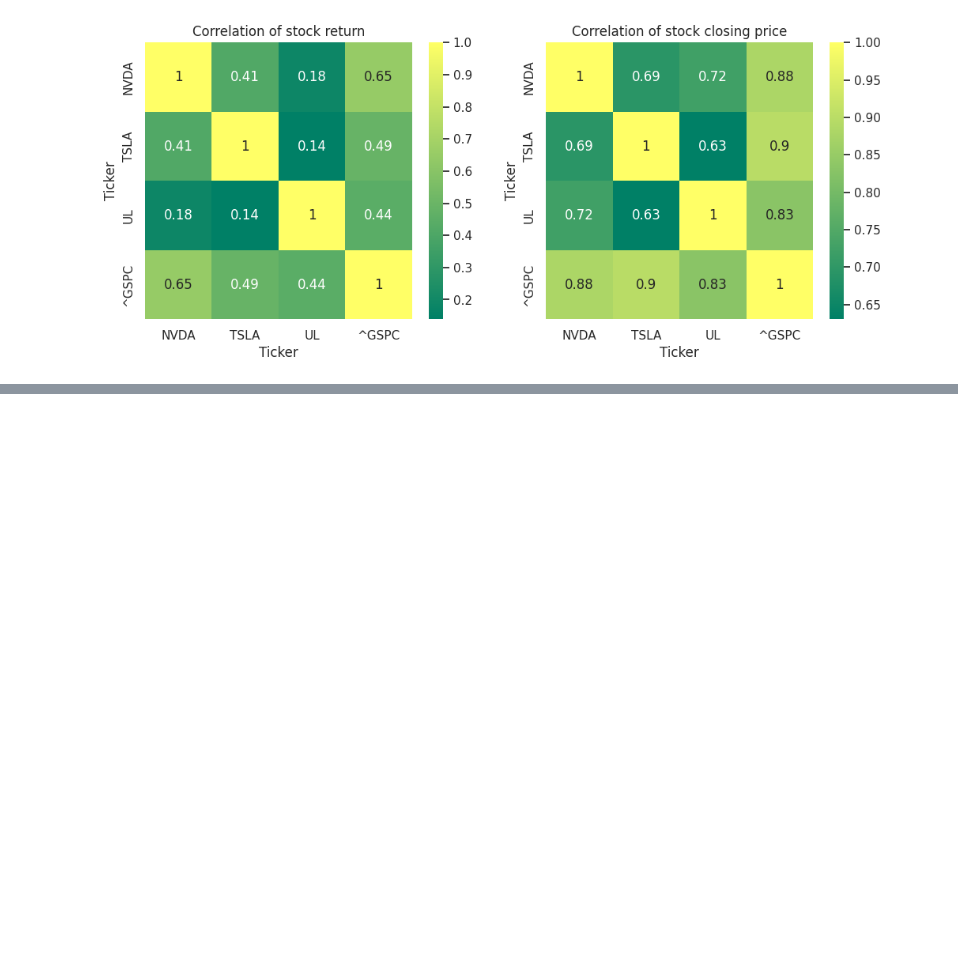
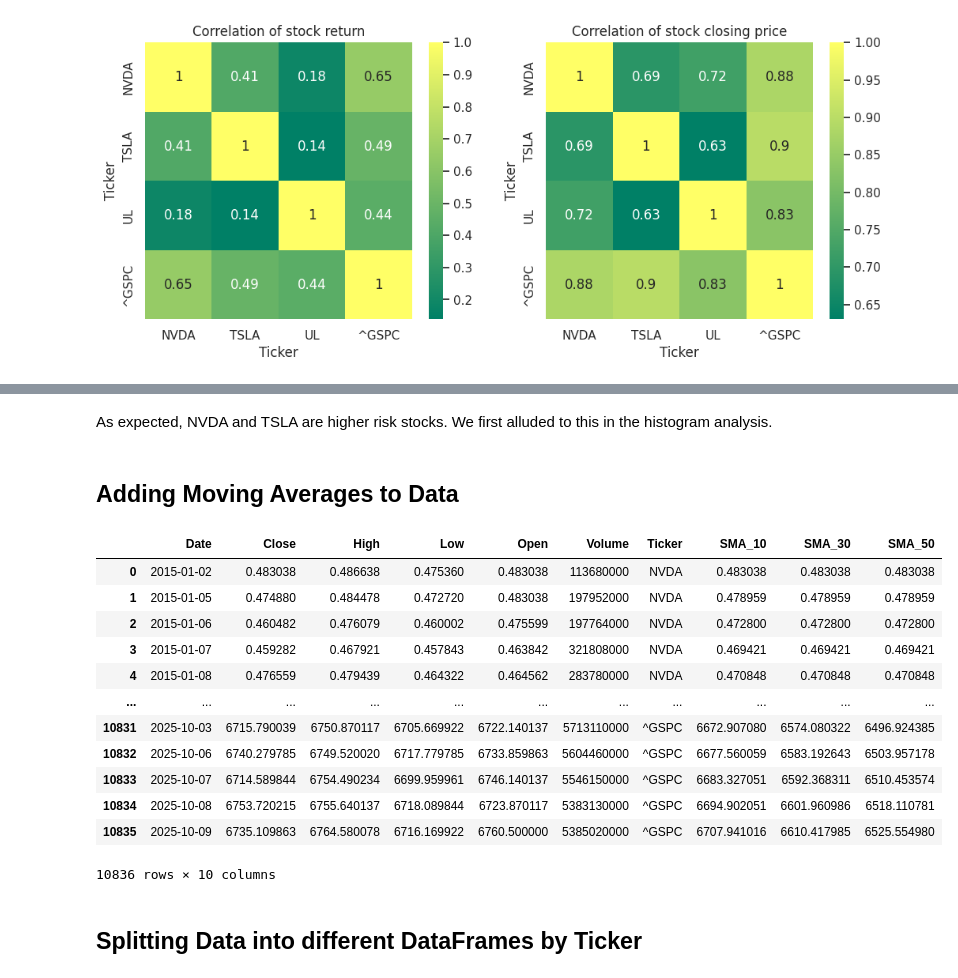
Before and after one commit to hjmoore67/AI-Coursework-Uni, a Jupyter notebook: uni-ai-coursework.ipynb, the cells around one changed output, grey strips where cells are left out. Cells and saved outputs as stored; diff of their text form; code cells hidden in the pictures; blank space fills up the shorter version.

```diff
--- a/uni-ai-coursework.ipynb
+++ b/uni-ai-coursework.ipynb
@@ -683,0 +703,37 @@ Text(0.5, 1.0, 'Correlation of stock closing price')
+# %% [markdown]
+As expected, NVDA and TSLA are higher risk stocks. We first alluded to this in the histogram analysis.
+# %% [markdown]
+## Adding Moving Averages to Data
+# %%
+# Adding Moving Averages to DF
+
+combined_df['Date'] = pd.to_datetime(combined_df['Date'], errors='coerce')
+combined_df = combined_df.sort_values(['Ticker', 'Date'])
+
+combined_df['Close'] = pd.to_numeric(combined_df['Close'], errors='coerce')
+
+def add_sma(group: pd.DataFrame) -> pd.DataFrame:
+    group = group.copy()
+    group['SMA_10'] = group['Close'].rolling(window=10, min_periods=1).mean()
+    group['SMA_30'] = group['Close'].rolling(window=30, min_periods=1).mean()
+    group['SMA_50'] = group['Close'].rolling(window=50, min_periods=1).mean()
+    return group
+
+combined_df = combined_df.groupby('Ticker', group_keys=False).apply(add_sma)
+combined_df
+# %% [output]
+|  | Date | Close | High | Low | Open | Volume | Ticker | SMA_10 | SMA_30 | SMA_50 |
+| 0 | 2015-01-02 | 0.483038 | 0.486638 | 0.475360 | 0.483038 | 113680000 | NVDA | 0.483038 | 0.483038 | 0.483038 |
+| 1 | 2015-01-05 | 0.474880 | 0.484478 | 0.472720 | 0.483038 | 197952000 | NVDA | 0.478959 | 0.478959 | 0.478959 |
+| 2 | 2015-01-06 | 0.460482 | 0.476079 | 0.460002 | 0.475599 | 197764000 | NVDA | 0.472800 | 0.472800 | 0.472800 |
+| 3 | 2015-01-07 | 0.459282 | 0.467921 | 0.457843 | 0.463842 | 321808000 | NVDA | 0.469421 | 0.469421 | 0.469421 |
+| 4 | 2015-01-08 | 0.476559 | 0.479439 | 0.464322 | 0.464562 | 283780000 | NVDA | 0.470848 | 0.470848 | 0.470848 |
+| ... | ... | ... | ... | ... | ... | ... | ... | ... | ... | ... |
+| 10831 | 2025-10-03 | 6715.790039 | 6750.870117 | 6705.669922 | 6722.140137 | 5713110000 | ^GSPC | 6672.907080 | 6574.080322 | 6496.924385 |
+| 10832 | 2025-10-06 | 6740.279785 | 6749.520020 | 6717.779785 | 6733.859863 | 5604460000 | ^GSPC | 6677.560059 | 6583.192643 | 6503.957178 |
+| 10833 | 2025-10-07 | 6714.589844 | 6754.490234 | 6699.959961 | 6746.140137 | 5546150000 | ^GSPC | 6683.327051 | 6592.368311 | 6510.453574 |
+| 10834 | 2025-10-08 | 6753.720215 | 6755.640137 | 6718.089844 | 6723.870117 | 5383130000 | ^GSPC | 6694.902051 | 6601.960986 | 6518.110781 |
+| 10835 | 2025-10-09 | 6735.109863 | 6764.580078 | 6716.169922 | 6760.500000 | 5385020000 | ^GSPC | 6707.941016 | 6610.417985 | 6525.554980 |
+10836 rows × 10 columns
+# %% [markdown]
+## Splitting Data into different DataFrames by Ticker
```
Also changed, not shown: parts of 7 cells of this notebook.
